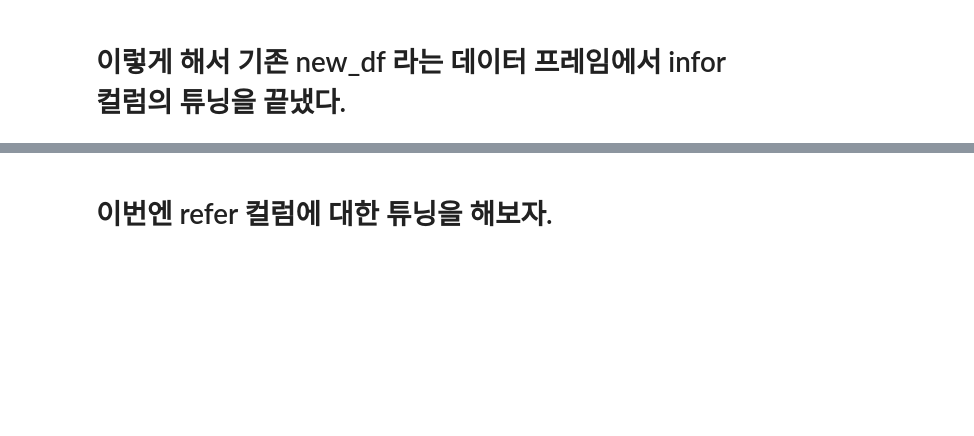
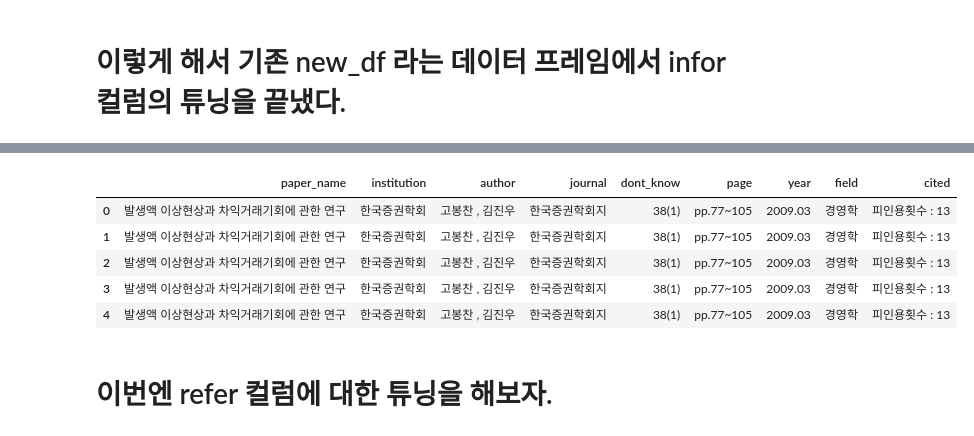
Before and after one commit to hskimim/Quantitative_Finance, a Jupyter notebook: SSU/finlab/extract_reference/New_Trial_1025/tuning_dataframe_with_references.ipynb, the cells around one changed output, grey strips where cells are left out. Drawn from its saved outputs; the diff is of its cells as text; code cells hidden in the pictures; blank space fills up the shorter version.

```diff
--- a/SSU/finlab/extract_reference/New_Trial_1025/tuning_dataframe_with_references.ipynb
+++ b/SSU/finlab/extract_reference/New_Trial_1025/tuning_dataframe_with_references.ipynb
@@ -331,3 +340,12 @@ final_tuned_df.tail()
+# %%
+final_tuned_df.head()
+# %% [output]
+|  | paper_name | institution | author | journal | dont_know | page | year | field | cited |
+| 0 | 발생액 이상현상과 차익거래기회에 관한 연구 | 한국증권학회 | 고봉찬 , 김진우 | 한국증권학회지 | 38(1) | pp.77~105 | 2009.03 | 경영학 | 피인용횟수 : 13 |
+| 1 | 발생액 이상현상과 차익거래기회에 관한 연구 | 한국증권학회 | 고봉찬 , 김진우 | 한국증권학회지 | 38(1) | pp.77~105 | 2009.03 | 경영학 | 피인용횟수 : 13 |
+| 2 | 발생액 이상현상과 차익거래기회에 관한 연구 | 한국증권학회 | 고봉찬 , 김진우 | 한국증권학회지 | 38(1) | pp.77~105 | 2009.03 | 경영학 | 피인용횟수 : 13 |
+| 3 | 발생액 이상현상과 차익거래기회에 관한 연구 | 한국증권학회 | 고봉찬 , 김진우 | 한국증권학회지 | 38(1) | pp.77~105 | 2009.03 | 경영학 | 피인용횟수 : 13 |
+| 4 | 발생액 이상현상과 차익거래기회에 관한 연구 | 한국증권학회 | 고봉찬 , 김진우 | 한국증권학회지 | 38(1) | pp.77~105 | 2009.03 | 경영학 | 피인용횟수 : 13 |
 # %%
 final_tuned_df.to_csv('tuned_dataframe_infor.csv',index=False)
 # %% [markdown]
```
Also changed, not shown: parts of 97 cells of this notebook, 10 other files.
